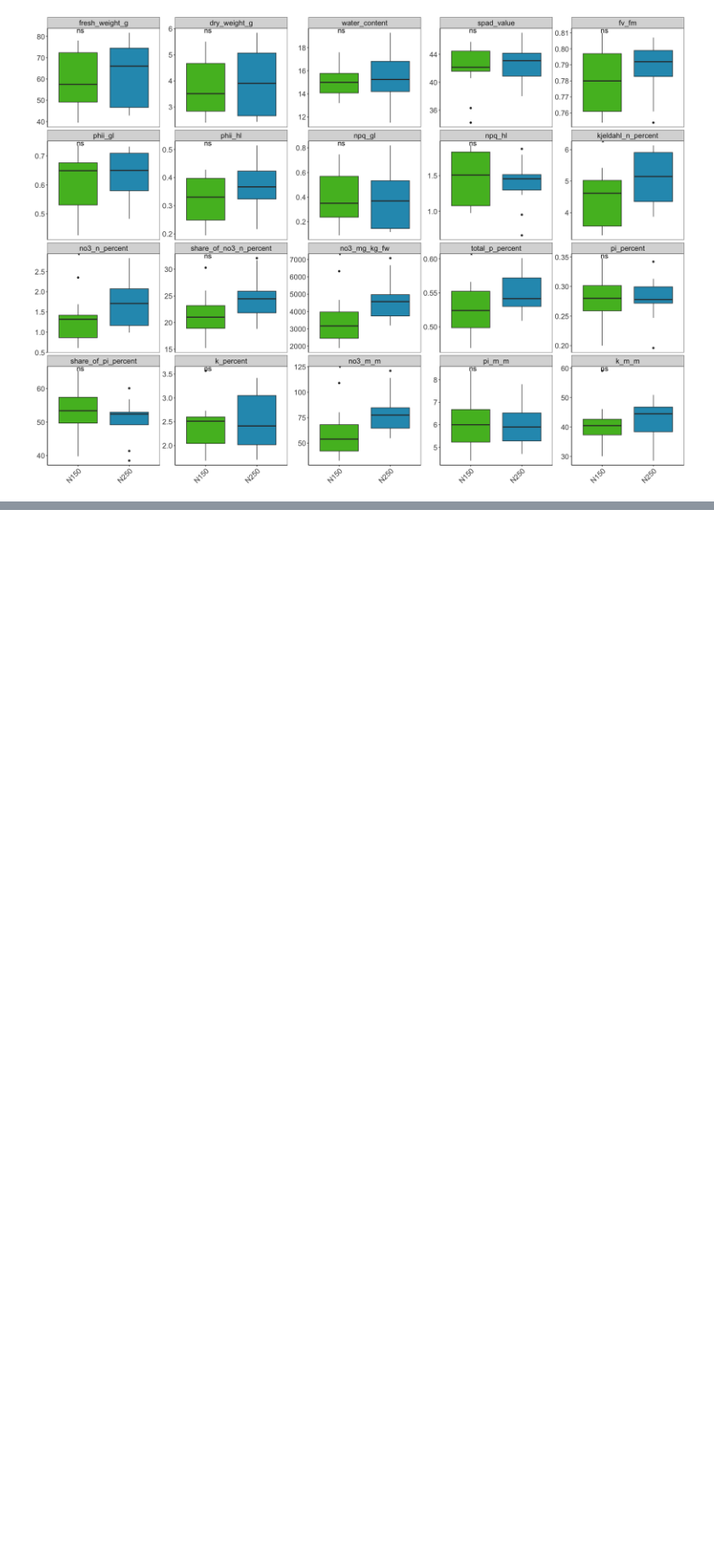
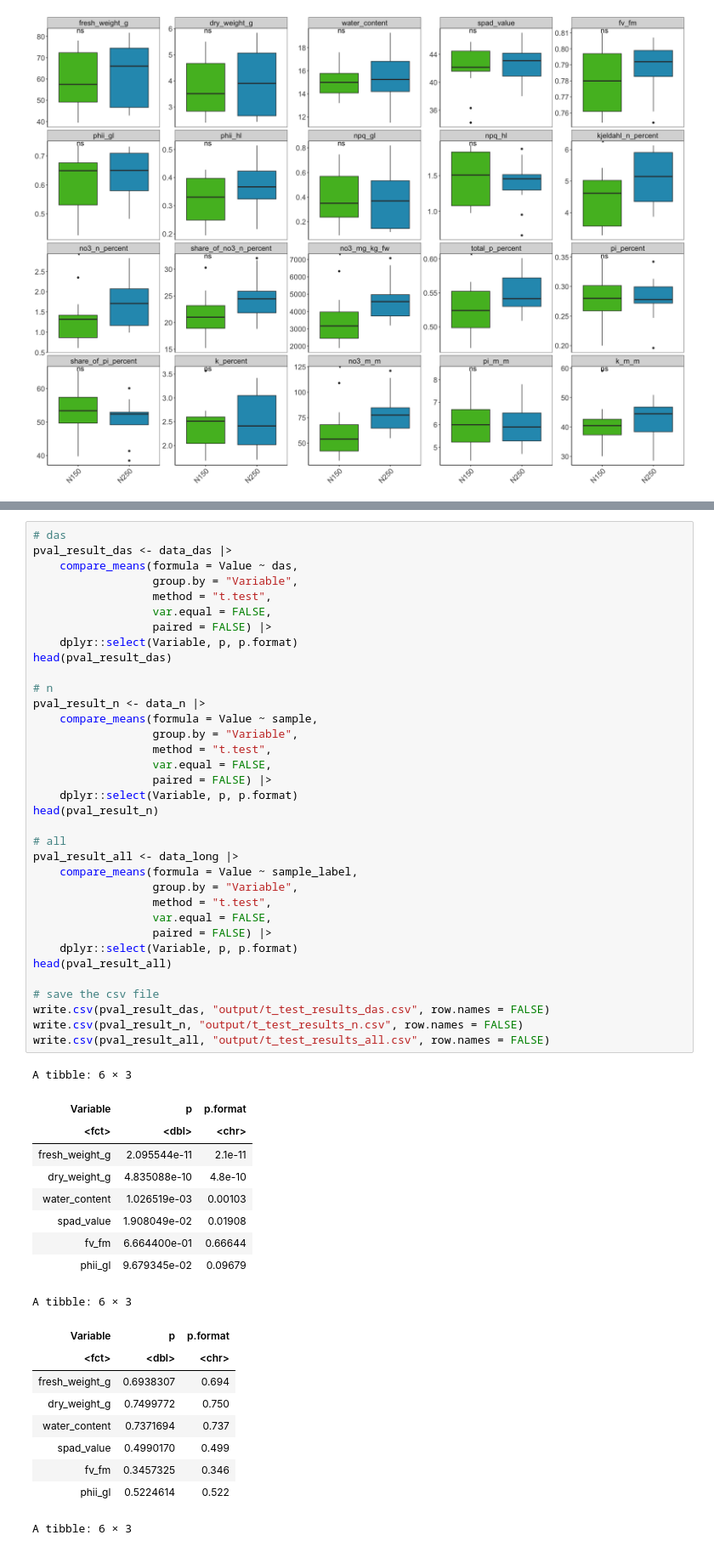
Before and after one commit to ToMatoanene/InorganicAnalysis_2025, a Jupyter notebook: WholeClass.ipynb, the cells around one changed output, grey strips where cells are left out. Shown at 85% size. Saved outputs shown, nothing was run; the diff lists cells and outputs as text; blank space fills up the shorter version.

```diff
--- a/WholeClass.ipynb
+++ b/WholeClass.ipynb
@@ -504,0 +481,55 @@ Warning message:
+# %%
+# das
+pval_result_das <- data_das |>
+    compare_means(formula = Value ~ das,
+                  group.by = "Variable",
+                  method = "t.test",
+                  var.equal = FALSE,
+                  paired = FALSE) |>
+    dplyr::select(Variable, p, p.format)
+head(pval_result_das)
+
+# n
+pval_result_n <- data_n |>
+    compare_means(formula = Value ~ sample,
+                  group.by = "Variable",
+                  method = "t.test",
+                  var.equal = FALSE,
+                  paired = FALSE) |>
+    dplyr::select(Variable, p, p.format)
+head(pval_result_n)
+
+# all
+pval_result_all <- data_long |>
+    compare_means(formula = Value ~ sample_label,
+                  group.by = "Variable",
+                  method = "t.test",
+                  var.equal = FALSE,
+                  paired = FALSE) |>
+    dplyr::select(Variable, p, p.format)
+head(pval_result_all)
+
+# save the csv file
+write.csv(pval_result_das, "output/t_test_results_das.csv", row.names = FALSE)
+write.csv(pval_result_n, "output/t_test_results_n.csv", row.names = FALSE)
+write.csv(pval_result_all, "output/t_test_results_all.csv", row.names = FALSE)
+# %% [output]
+A tibble: 6 × 3
+| Variable | p | p.format |
+| <fct> | <dbl> | <chr> |
+| fresh_weight_g | 2.095544e-11 | 2.1e-11 |
+| dry_weight_g | 4.835088e-10 | 4.8e-10 |
+| water_content | 1.026519e-03 | 0.00103 |
+| spad_value | 1.908049e-02 | 0.01908 |
+| fv_fm | 6.664400e-01 | 0.66644 |
+| phii_gl | 9.679345e-02 | 0.09679 |
+A tibble: 6 × 3
+| Variable | p | p.format |
+| <fct> | <dbl> | <chr> |
+| fresh_weight_g | 0.6938307 | 0.694 |
+| dry_weight_g | 0.7499772 | 0.750 |
+| water_content | 0.7371694 | 0.737 |
+| spad_value | 0.4990170 | 0.499 |
+| fv_fm | 0.3457325 | 0.346 |
+| phii_gl | 0.5224614 | 0.522 |
+A tibble: 6 × 3
```
Also changed, not shown: parts of 6 cells of this notebook, 3 other files.
